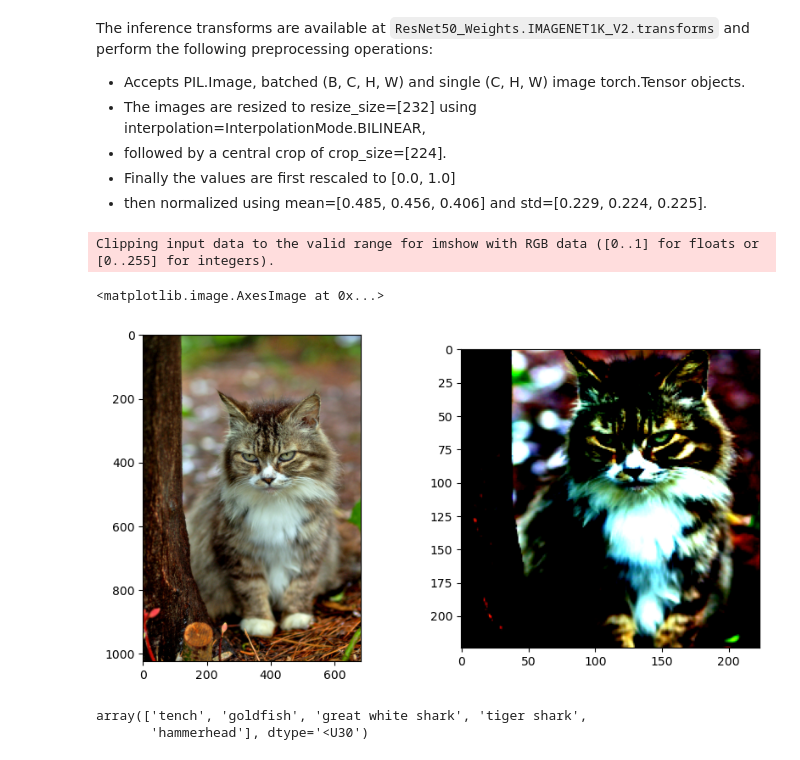
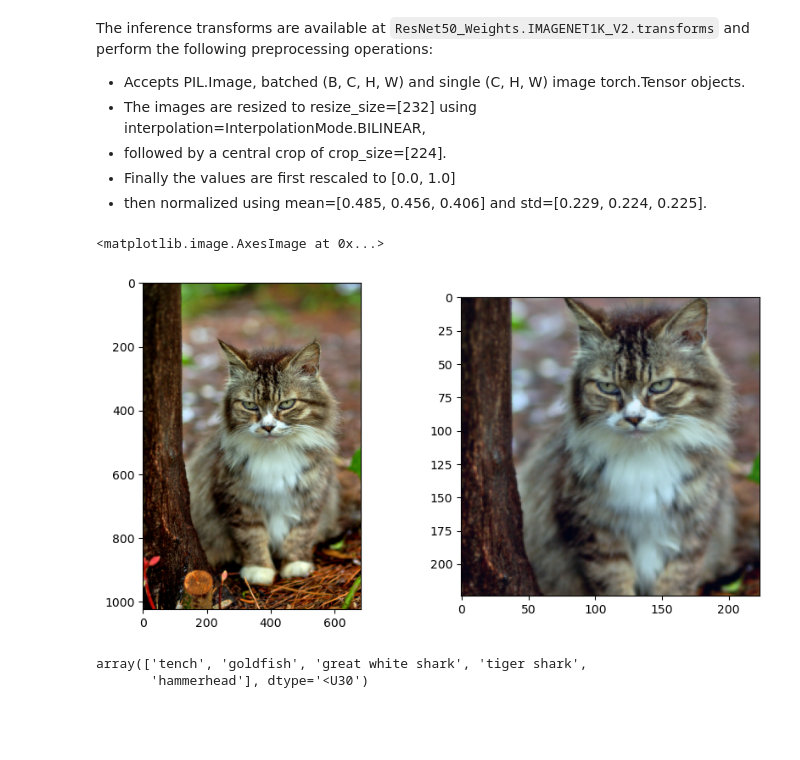
Before and after one commit to sib-swiss/pytorch-practical-training, a Jupyter notebook: 05_chest_Xray_Transfer_Learning.ipynb, the cells around one changed output. Cells and saved outputs as stored; diff of their text form; code cells hidden in the pictures; blank space fills up the shorter version.

```diff
--- a/05_chest_Xray_Transfer_Learning.ipynb
+++ b/05_chest_Xray_Transfer_Learning.ipynb
@@ -56,22 +71,28 @@ and perform the following preprocessing operations:
  * followed by a central crop of crop_size=[224].
  * Finally the values are first rescaled to [0.0, 1.0]
  * then normalized using mean=[0.485, 0.456, 0.406] and std=[0.229, 0.224, 0.225].
+# %%
+def make_np_img( img ):
+    np_img = torch.moveaxis(img,0,2).numpy()
+    m = np_img.min()
+    M = np_img.max()
+    r = M-m
+    return (np_img - m)/r
 # %%
 from torchvision.io import read_image
 RN50_transformer = ResNet50_Weights.IMAGENET1K_V2.transforms( antialias=True)
 
 cat = read_image( "images/cat.jpg" )
 cat_t = RN50_transformer(cat)
 
 fig,ax = plt.subplots(1,2 , figsize = (10,5))
 ## Tensor are in C,H,W shape, but imshow wants H,W,C
 ## so we move axis 0 to index 2
-ax[0].imshow(torch.moveaxis(cat,0,2).numpy())
-ax[1].imshow(torch.moveaxis(cat_t,0,2).numpy())
+ax[0].imshow( torch.moveaxis(cat,0,2).numpy())
+ax[1].imshow( make_np_img( cat_t ))
 # %% [output]
-Clipping input data to the valid range for imshow with RGB data ([0..1] for floats or [0..255] for integers).
+<matplotlib.image.AxesImage at 0x...>
-<matplotlib.image.AxesImage at 0x...>
-[figure, old version]
+[figure, new version]
 # %%
 RN50_dategories = np.array( ResNet50_Weights.DEFAULT.meta['categories'] )
 RN50_dategories[:5]
```
Also changed, not shown: parts of 18 cells of this notebook, 5 other files.
